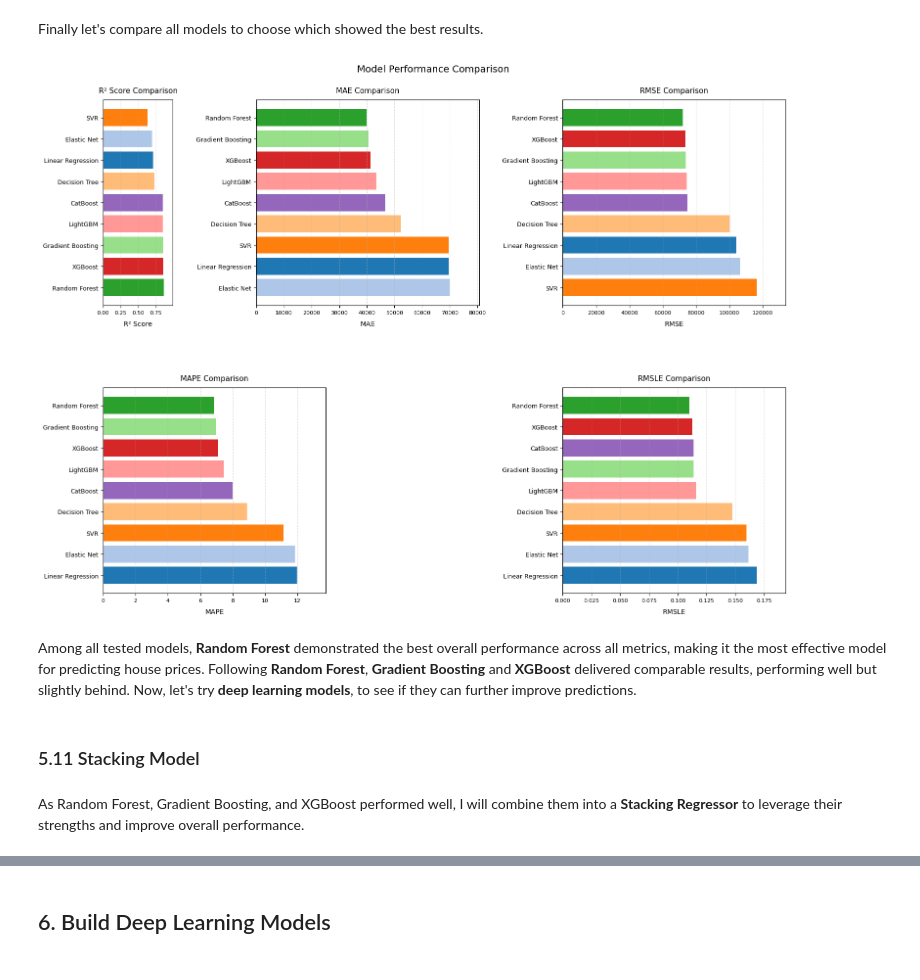
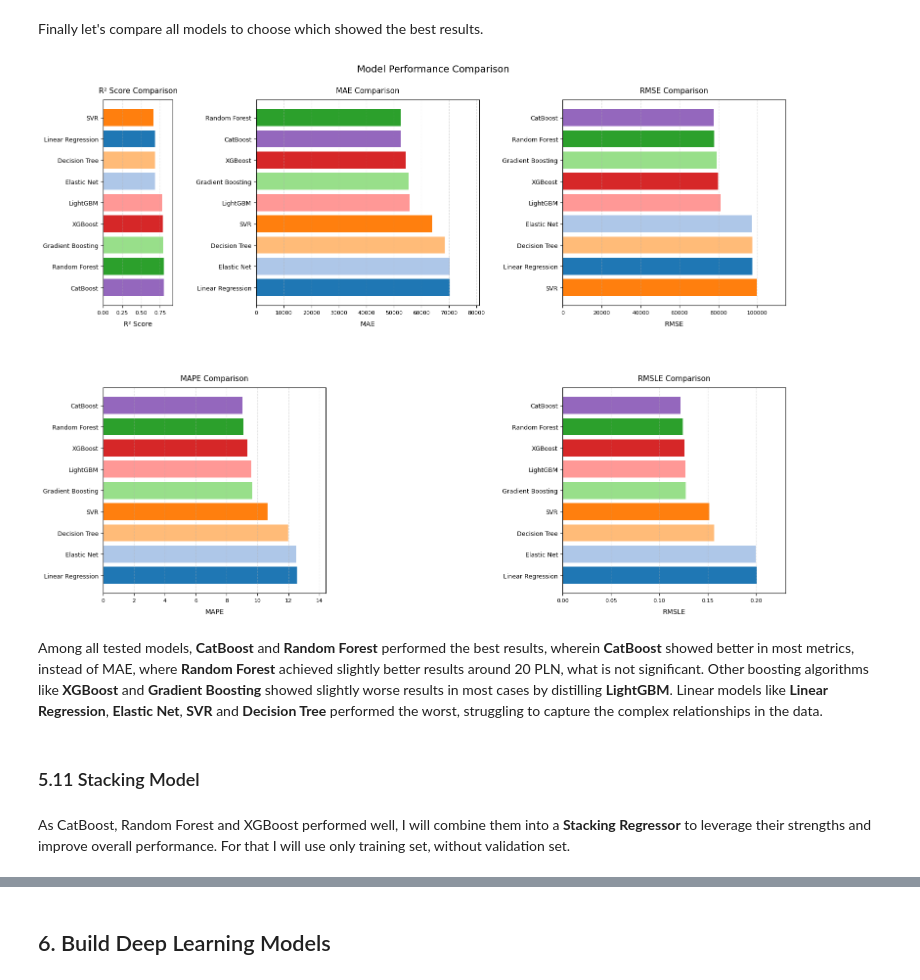
Before and after one commit to davydantoniuk/lublin-house-price-predict, a Jupyter notebook: price_prediction.ipynb, the cells around one changed output, grey strips where cells are left out. Cells and saved outputs as stored; diff of their text form; code cells hidden in the pictures.

Commit message:
Rebuild RF and CatBoost model on train and validation sets, built Stacking model

```diff
--- a/price_prediction.ipynb
+++ b/price_prediction.ipynb
@@ -2226,0 +2325,21 @@ RMSLE: 0.1136
+# %%
+# Metrics data (excluding MSE)
+metrics = ['R²', 'MAE', 'RMSE', 'MAPE', 'RMSLE']
+rf_metrics = [rf_r2, rf_mae, rf_rmse, rf_mape, rf_rmsle]
+cat_metrics = [cat_combine_r2, cat_combine_mae, cat_combine_rmse, cat_combine_mape, cat_combine_rmsle]
+
+# Create subplots (1x5 grid)
+fig, axes = plt.subplots(1, 5, figsize=(20, 5))
+
+# Plot each metric separately
+for i, metric in enumerate(metrics):
+    axes[i].bar(['Random Forest', 'CatBoost'], [rf_metrics[i], cat_metrics[i]], color=['blue', 'orange'], alpha=0.7)
+    axes[i].set_title(metric)
+    axes[i].grid(axis='y', linestyle='--', alpha=0.7)
+
+# Add overall title
+fig.suptitle('RF vs. CatBoost: Performance on Merged Train & Validation Data', fontsize=16)
+
+# Adjust layout
+plt.tight_layout(rect=[0, 0, 1, 0.95])
+plt.show()
@@ -2235,11 +2360,11 @@ r2_scores = {
     "Elastic Net": elastic_r2,
     "SVR": svr_r2,
     "Decision Tree": dt_r2,
-    "Random Forest": rf_r2,
+    "Random Forest": results_df.loc['RF-OHE-Weighted', 'R²'],
     "Gradient Boosting": gbr_r2,
     "XGBoost": xgb_r2,
     "LightGBM": lgb_r2,
-    "CatBoost": catboost_r2
+    "CatBoost": cat_r2
 }
 
 mae_scores = {
@@ -2247,11 +2372,11 @@ mae_scores = {
     "Elastic Net": elastic_mae,
     "SVR": svr_mae,
     "Decision Tree": dt_mae,
-    "Random Forest": rf_mae,
+    "Random Forest": results_df.loc['RF-OHE-Weighted', 'MAE'],
     "Gradient Boosting": gbr_mae,
     "XGBoost": xgb_mae,
     "LightGBM": lgb_mae,
-    "CatBoost": catboost_mae
+    "CatBoost": cat_mae
 }
 
 rmse_scores = {
@@ -2259,11 +2384,11 @@ rmse_scores = {
     "Elastic Net": elastic_rmse,
     "SVR": svr_rmse,
     "Decision Tree": dt_rmse,
-    "Random Forest": rf_rmse,
+    "Random Forest": results_df.loc['RF-OHE-Weighted', 'RMSE'],
     "Gradient Boosting": gbr_rmse,
     "XGBoost": xgb_rmse,
     "LightGBM": lgb_rmse,
-    "CatBoost": catboost_rmse
+    "CatBoost": cat_rmse
 }
 
 mape_scores = {
@@ -2271,11 +2396,11 @@ mape_scores = {
     "Elastic Net": elastic_mape,
     "SVR": svr_mape,
     "Decision Tree": dt_mape,
-    "Random Forest": rf_mape,
+    "Random Forest": results_df.loc['RF-OHE-Weighted', 'MAPE'],
     "Gradient Boosting": gbr_mape,
     "XGBoost": xgb_mape,
     "LightGBM": lgb_mape,
-    "CatBoost": catboost_mape
+    "CatBoost": cat_mape
 }
 
 rmsle_scores = {
@@ -2283,11 +2408,11 @@ rmsle_scores = {
     "Elastic Net": elastic_rmsle,
     "SVR": svr_rmsle,
     "Decision Tree": dt_rmsle,
-    "Random Forest": rf_rmsle,
+    "Random Forest": results_df.loc['RF-OHE-Weighted', 'RMSLE'],
     "Gradient Boosting": gbr_rmsle,
     "XGBoost": xgb_rmsle,
     "LightGBM": lgb_rmsle,
-    "CatBoost": catboost_rmsle
+    "CatBoost": cat_rmsle
 }
 
 # Generate model colors using a colormap
@@ -2322,37 +2447,37 @@ def plot_metric(ax, metric_name, metric_values):
 
     bars = ax.barh(list(sorted_metrics.keys()),
                  list(sorted_metrics.values()),
                  color=colors)
 
     ax.set_title(f"{metric_name} Comparison", fontsize=11, pad=10)
     ax.set_xlabel(metric_name, fontsize=10, labelpad=8)
     ax.grid(axis='x', linestyle=':', alpha=0.7)
 
     # Set dynamic x-lim padding
     xmax = max(metric_values.values())
     ax.set_xlim(left=0, right=xmax * 1.15)
 
 # Plot all metrics
 metrics_data = [
     (ax0, "R² Score", r2_scores),
     (ax1, "MAE", mae_scores),
     (ax2, "RMSE", rmse_scores),
     (ax3, "MAPE", mape_scores),
     (ax4, "RMSLE", rmsle_scores)
 ]
 
 for ax, name, values in metrics_data:
     plot_metric(ax, name, values)
 
 # Final layout adjustments
 plt.subplots_adjust(top=0.92, bottom=0.08)
 plt.suptitle("Model Performance Comparison", fontsize=14)
 plt.show()
 # %% [output]
-[figure, old version]
+[figure, new version]
-# %% [markdown]
-Among all tested models, **Random Forest** demonstrated the best overall performance across all metrics, making it the most effective model for predicting house prices. Following **Random Forest**, **Gradient Boosting** and **XGBoost** delivered comparable results, performing well but slightly behind. Now, let's try **deep learning models**, to see if they can further improve predictions.
+# %% [markdown]
+Among all tested models, **CatBoost** and **Random Forest** performed the best results, wherein **CatBoost** showed better in most metrics, instead of MAE, where **Random Forest** achieved slightly better results around 20 PLN, what is not significant. Other boosting algorithms like **XGBoost** and **Gradient Boosting** showed slightly worse results in most cases by distilling **LightGBM**. Linear models like **Linear Regression**, **Elastic Net**, **SVR** and **Decision Tree** performed the worst, struggling to capture the complex relationships in the data.
 # %% [markdown]
 ### 5.11 Stacking Model
 # %% [markdown]
-As Random Forest, Gradient Boosting, and XGBoost performed well, I will combine them into a **Stacking Regressor** to leverage their strengths and improve overall performance.
+As CatBoost, Random Forest and XGBoost performed well, I will combine them into a **Stacking Regressor** to leverage their strengths and improve overall performance. For that I will use only training set, without validation set.
```
Also changed, not shown: parts of 82 cells of this notebook.
